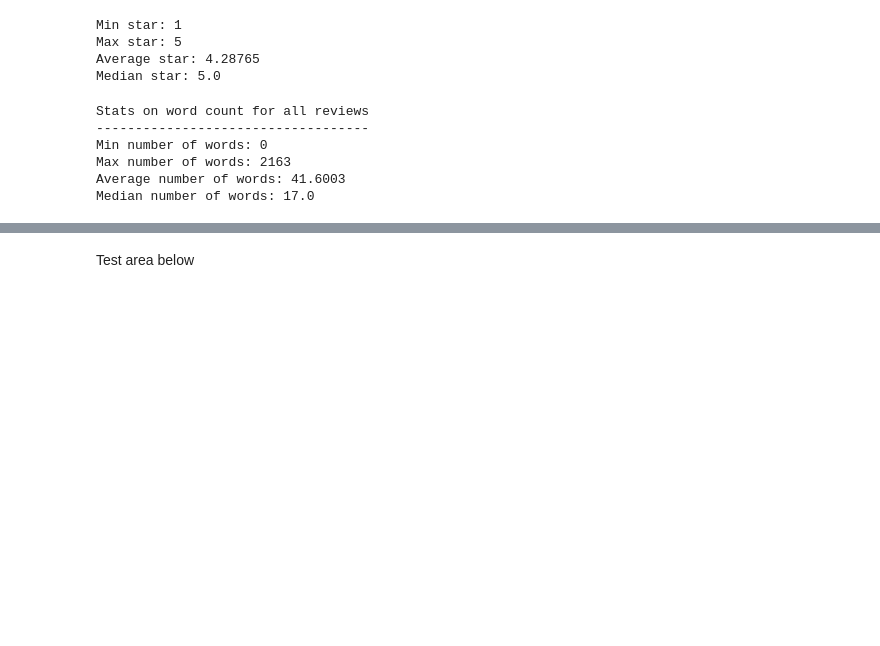
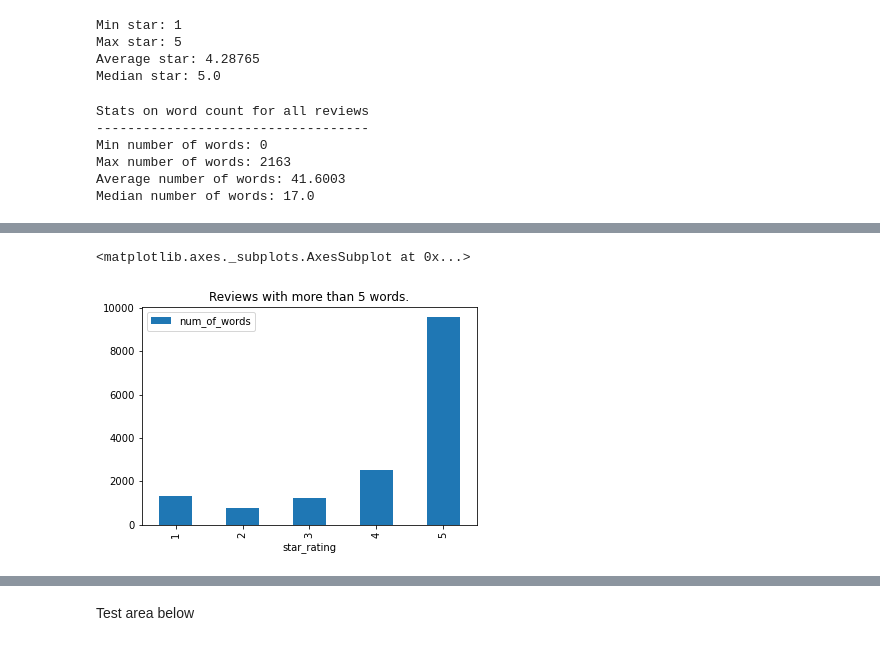
Before and after one commit to wiredmerlin/predicting_star_ratings, a Jupyter notebook: project02.ipynb, the cells around one changed output, grey strips where cells are left out. Drawn from its saved outputs; the diff is of its cells as text; code cells hidden in the pictures; blank space fills up the shorter version.

```diff
--- a/project02.ipynb
+++ b/project02.ipynb
@@ -228,0 +369,4 @@ Median number of words: 13.0
+# %%
+# all reviews with more than 5 words
+mt_five_word_reviews_df = reviews_df[reviews_df['num_of_words'] > 5]
+mt_five_word_reviews_df.info()
@@ -228,0 +386,4 @@ Median number of words: 13.0
+# %%
+# More than 5 word reviews by Star Rating
+grouped_review_df = mt_five_word_reviews_df.groupby(['star_rating']).count()
+grouped_review_df.head()
@@ -229,3 +398,8 @@ Median number of words: 13.0
+# %%
+grouped_review_df.plot.bar(y='num_of_words', title='Reviews with more than 5 words.')
+# %% [output]
+<matplotlib.axes._subplots.AxesSubplot at 0x...>
+[figure, added]
 # %%
 ten_words_df = reviews_df[reviews_df['num_of_words'] <= 10]
 ten_words_df.info()
```
Also changed, not shown: parts of 22 cells of this notebook.
